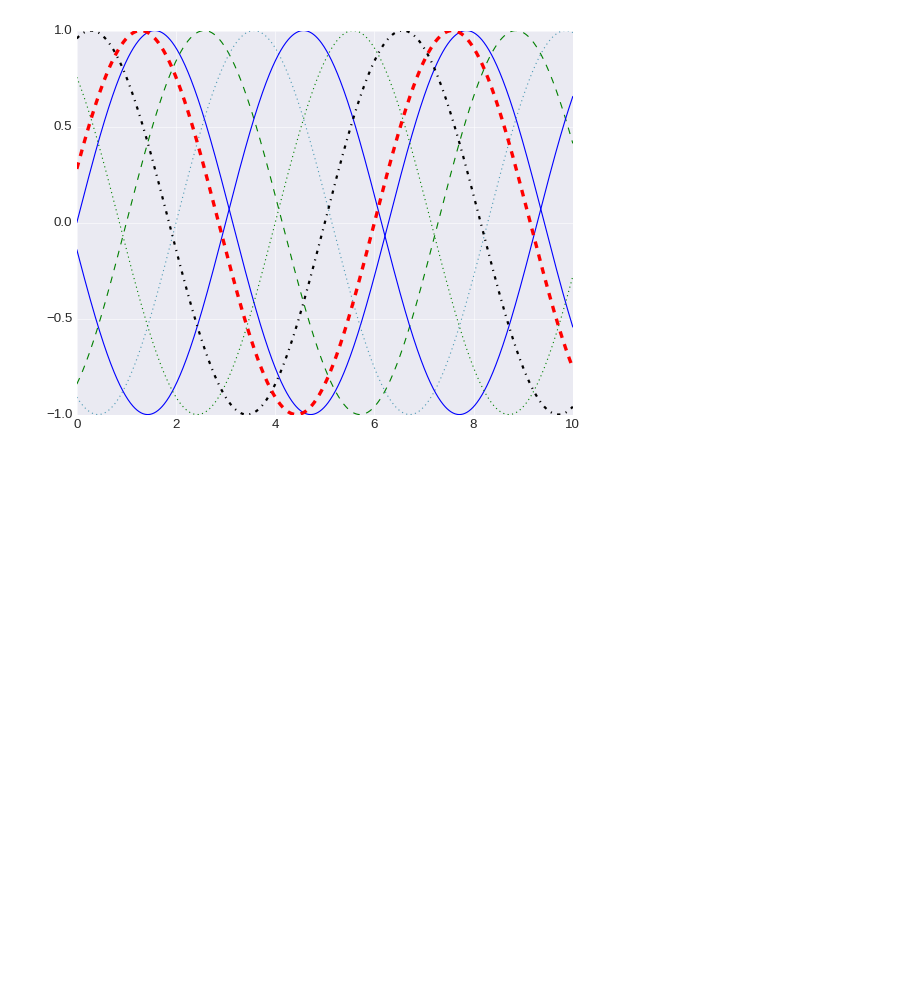
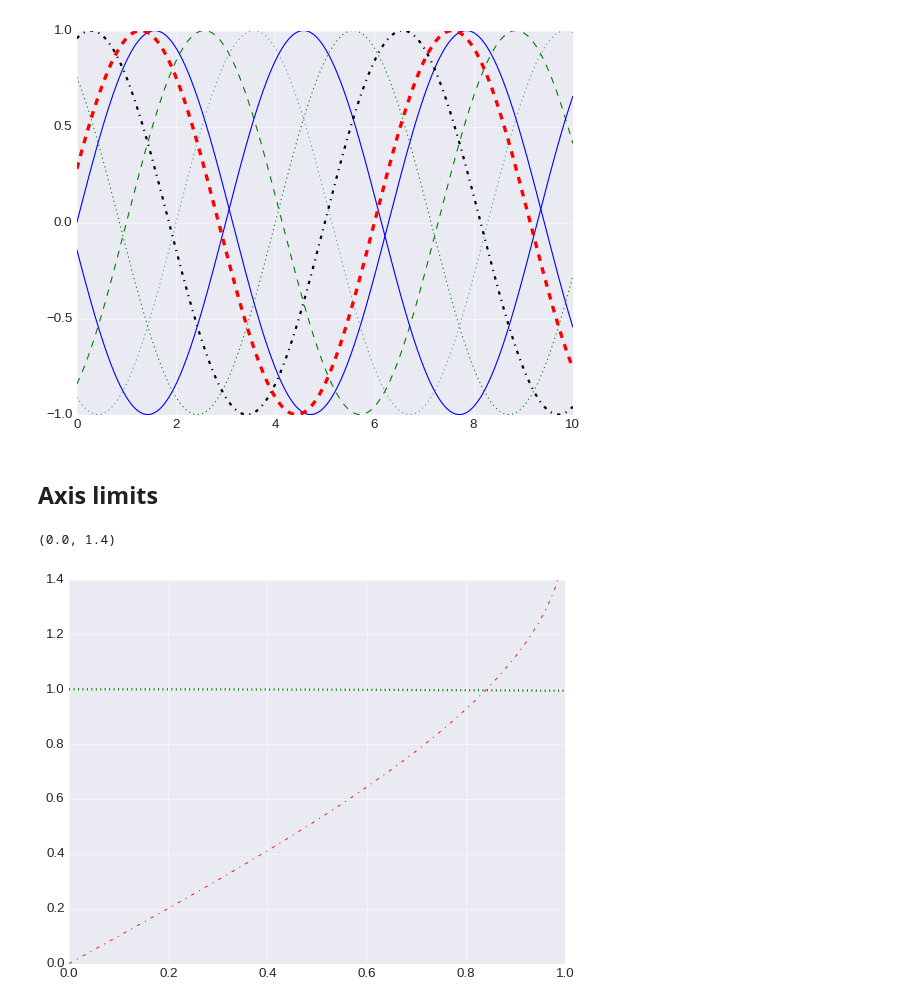
Before and after one commit to tarsojabbes/data-visualization, a Jupyter notebook: Matplotlib.ipynb, the cells around one changed output. Cells and saved outputs as stored; diff of their text form; code cells hidden in the pictures; blank space fills up the shorter version.

Commit message:
Axis limits, labels and set function

```diff
--- a/Matplotlib.ipynb
+++ b/Matplotlib.ipynb
@@ -63,3 +63,13 @@ ax.plot(x, np.sin(x-6), "--r", linewidth=3)
 # %% [output]
 [<matplotlib.lines.Line2D at 0x...>]
 [figure]
+# %% [markdown]
+## **Axis limits**
+# %%
+plt.plot(x, np.arcsin(x), '-.r', linewidth=0.8)
+plt.plot(10*x, np.cos(x), ':g', linewidth=2)
+plt.xlim(0, 1)
+plt.ylim(0, 1.4)
+# %% [output]
+(0.0, 1.4)
+[figure, added]
```
Also changed, not shown: parts of 10 cells of this notebook.
